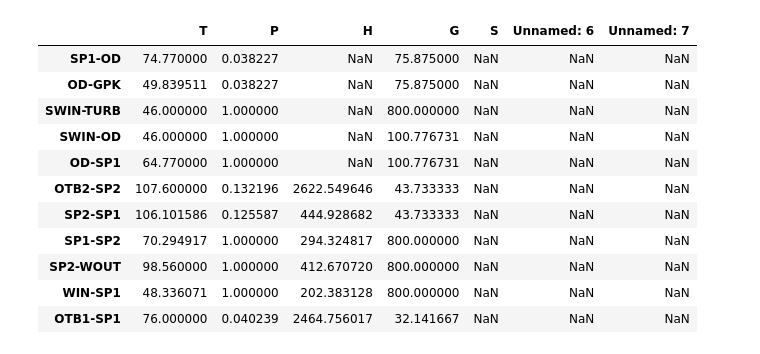
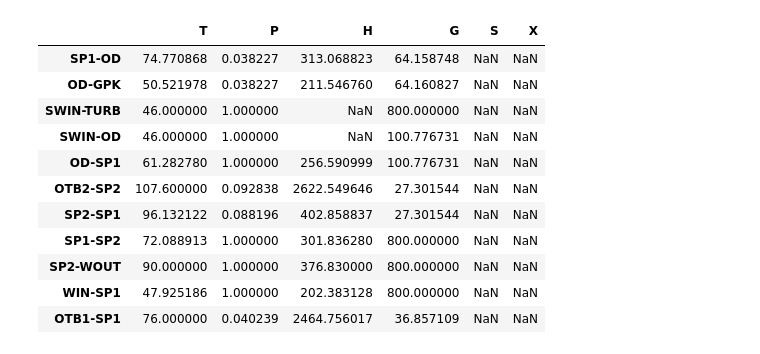
Before and after one commit to maksimovia/GZ, a Jupyter notebook: raschet SP.ipynb, the cells around one changed output. Cells and saved outputs as stored; diff of their text form; code cells hidden in the pictures.

```diff
--- a/raschet SP.ipynb
+++ b/raschet SP.ipynb
@@ -71,19 +76,19 @@ Qtepl*0.99
 # %%
 water_streams["SP1-OD":"OTB1-SP1"]
-water_streams0["SP1-OD":"OTB1-SP1"]
+# water_streams0["SP1-OD":"OTB1-SP1"]
 # %% [output]
-|  | T | P | H | G | S | Unnamed: 6 | Unnamed: 7 |
-| SP1-OD | 74.770000 | 0.038227 | NaN | 75.875000 | NaN | NaN | NaN |
-| OD-GPK | 49.839511 | 0.038227 | NaN | 75.875000 | NaN | NaN | NaN |
-| SWIN-TURB | 46.000000 | 1.000000 | NaN | 800.000000 | NaN | NaN | NaN |
-| SWIN-OD | 46.000000 | 1.000000 | NaN | 100.776731 | NaN | NaN | NaN |
-| OD-SP1 | 64.770000 | 1.000000 | NaN | 100.776731 | NaN | NaN | NaN |
-| OTB2-SP2 | 107.600000 | 0.132196 | 2622.549646 | 43.733333 | NaN | NaN | NaN |
-| SP2-SP1 | 106.101586 | 0.125587 | 444.928682 | 43.733333 | NaN | NaN | NaN |
-| SP1-SP2 | 70.294917 | 1.000000 | 294.324817 | 800.000000 | NaN | NaN | NaN |
-| SP2-WOUT | 98.560000 | 1.000000 | 412.670720 | 800.000000 | NaN | NaN | NaN |
-| WIN-SP1 | 48.336071 | 1.000000 | 202.383128 | 800.000000 | NaN | NaN | NaN |
-| OTB1-SP1 | 76.000000 | 0.040239 | 2464.756017 | 32.141667 | NaN | NaN | NaN |
+|  | T | P | H | G | S | X |
+| SP1-OD | 74.770868 | 0.038227 | 313.068823 | 64.158748 | NaN | NaN |
+| OD-GPK | 50.521978 | 0.038227 | 211.546760 | 64.160827 | NaN | NaN |
+| SWIN-TURB | 46.000000 | 1.000000 | NaN | 800.000000 | NaN | NaN |
+| SWIN-OD | 46.000000 | 1.000000 | NaN | 100.776731 | NaN | NaN |
+| OD-SP1 | 61.282780 | 1.000000 | 256.590999 | 100.776731 | NaN | NaN |
+| OTB2-SP2 | 107.600000 | 0.092838 | 2622.549646 | 27.301544 | NaN | NaN |
+| SP2-SP1 | 96.132122 | 0.088196 | 402.858837 | 27.301544 | NaN | NaN |
+| SP1-SP2 | 72.088913 | 1.000000 | 301.836280 | 800.000000 | NaN | NaN |
+| SP2-WOUT | 90.000000 | 1.000000 | 376.830000 | 800.000000 | NaN | NaN |
+| WIN-SP1 | 47.925186 | 1.000000 | 202.383128 | 800.000000 | NaN | NaN |
+| OTB1-SP1 | 76.000000 | 0.040239 | 2464.756017 | 36.857109 | NaN | NaN |
 # %%
 Errors_water_T = abs(water_streams["SP1-OD":"OTB1-SP1"]['T'] -
                      water_streams0["SP1-OD":"OTB1-SP1"]['T'])/water_streams0["SP1-OD":"OTB1-SP1"]['T']*100
```
Also changed, not shown: parts of 9 cells of this notebook, 13 other files.
